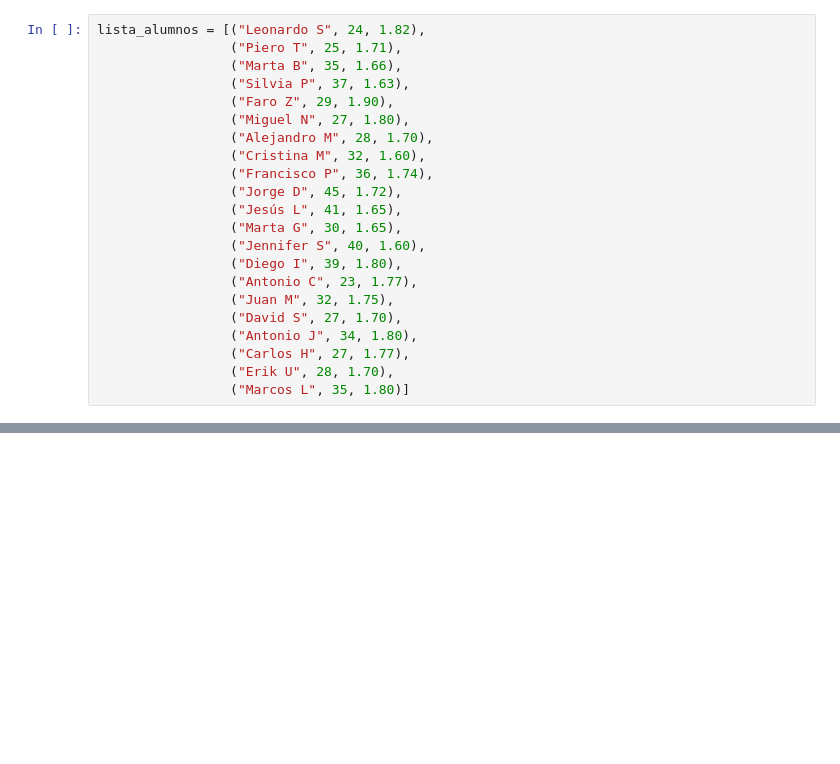
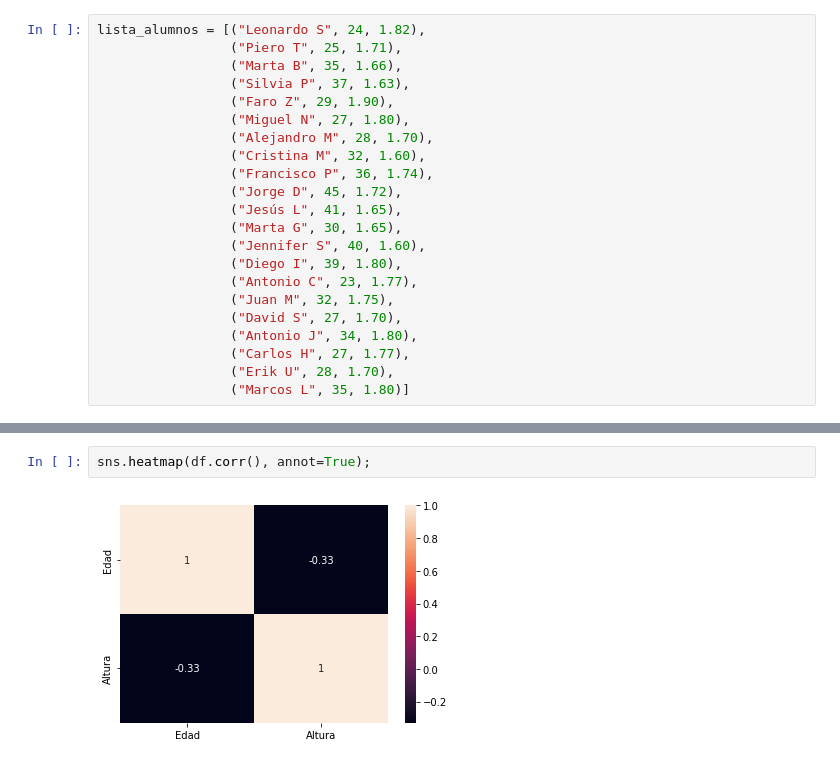
Before and after one commit to MNievas12/2304_dsft_thebridge, a Jupyter notebook: 3-Machine_Learning/1-Supervisado/1-Regression/1-Linear_Regression/ejercicios/1 Height.ipynb, the cells around one changed output, grey strips where cells are left out. Drawn from its saved outputs; the diff is of its cells as text; blank space fills up the shorter version.

```diff
--- a/3-Machine_Learning/1-Supervisado/1-Regression/1-Linear_Regression/ejercicios/1 Height.ipynb
+++ b/3-Machine_Learning/1-Supervisado/1-Regression/1-Linear_Regression/ejercicios/1 Height.ipynb
@@ -30,0 +83,4 @@ lista_alumnos = [("Leonardo S", 24, 1.82),
+# %%
+sns.heatmap(df.corr(), annot=True);
+# %% [output]
+[figure, added]
```
Also changed, not shown: parts of 34 cells of this notebook, 1 other file.
